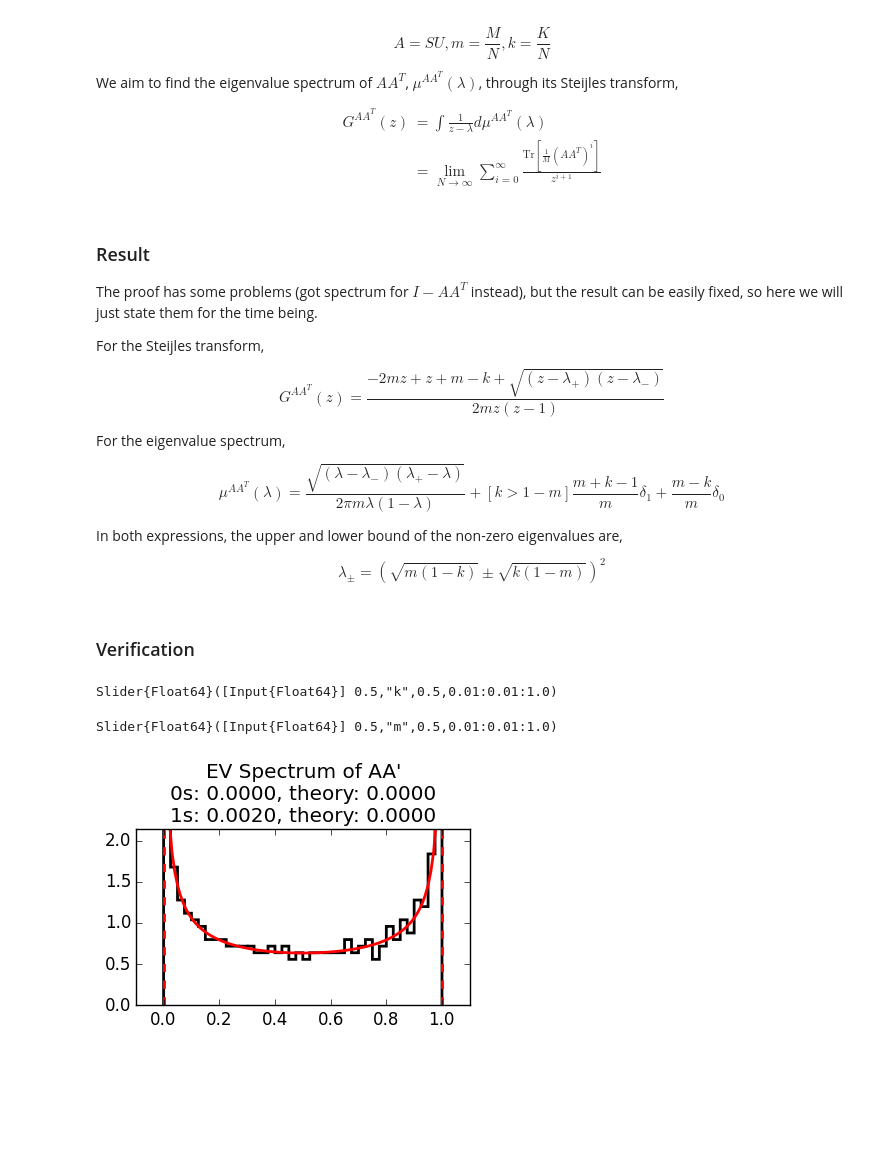
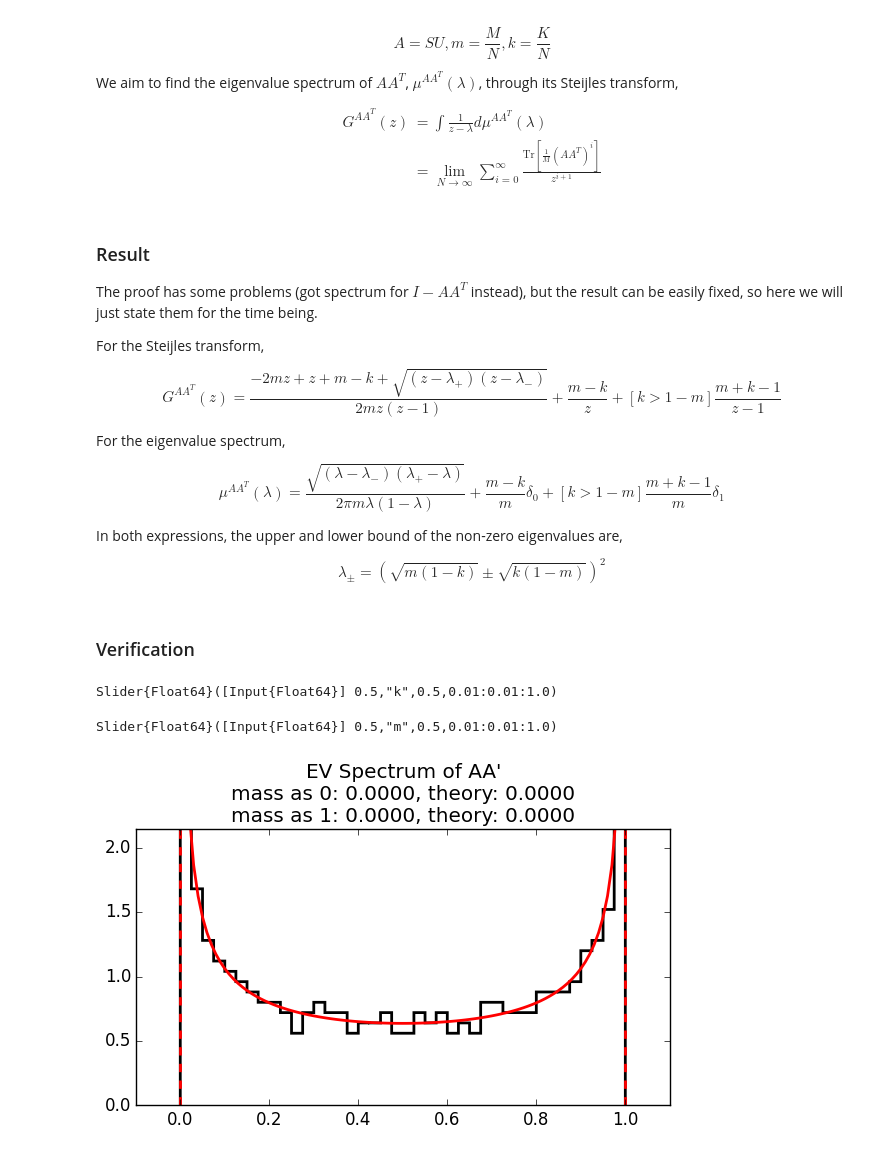
Before and after one commit to ganguli-lab/single-trial, a Jupyter notebook: notebooks/Analysis - Static Low-D Stim Decoding, Eigen Spectrum Proof.ipynb, the cells around one changed output. Saved outputs shown, nothing was run; the diff lists cells and outputs as text; code cells hidden in the pictures; blank space fills up the shorter version.

```diff
--- a/notebooks/Analysis - Static Low-D Stim Decoding, Eigen Spectrum Proof.ipynb
+++ b/notebooks/Analysis - Static Low-D Stim Decoding, Eigen Spectrum Proof.ipynb
@@ -34,13 +34,13 @@ The proof has some problems (got spectrum for $I - AA^T$ instead), but the resul
 For the Steijles transform,
 
 $$
-G^{AA^T}(z) = \frac{-2mz + z + m - k + \sqrt{(z - \lambda_+)(z - \lambda_-)}}{2mz(z-1)}
+G^{AA^T}(z) = \frac{-2mz + z + m - k + \sqrt{(z - \lambda_+)(z - \lambda_-)}}{2mz(z-1)} + \frac{m - k}{z} + \left[k > 1 - m\right]\frac{m + k - 1}{z - 1}
 $$
 
 For the eigenvalue spectrum,
 
 $$
-\mu^{AA^T}(\lambda) = \frac{\sqrt{(\lambda - \lambda_-)(\lambda_+ - \lambda)}}{2\pi m \lambda (1 - \lambda)} + \left[k > 1 - m\right]\frac{m + k - 1}{m}\delta_1 + \frac{m - k}{m}\delta_0
+\mu^{AA^T}(\lambda) = \frac{\sqrt{(\lambda - \lambda_-)(\lambda_+ - \lambda)}}{2\pi m \lambda (1 - \lambda)} + \frac{m - k}{m}\delta_0 + \left[k > 1 - m\right]\frac{m + k - 1}{m}\delta_1
 $$
 
 In both expressions, the upper and lower bound of the non-zero eigenvalues are,
@@ -53,38 +53,38 @@ $$
 # %%
 using PyPlot, Interact
 
-f = figure(figsize=(4, 3))
+f = figure(figsize=(6, 4))
 N = 1000
 delta = sqrt(eps(Float64))
 @manipulate for k = 0.01:0.01:1, m = 0.01:0.01:1
     if k <= m
         K, M = int(k * N), int(m * N)
         U = qr(randn(N, K))[1]
         S = eye(N)[randperm(N)[1:M], :]
         es = abs(eig(S * U * U' * S')[1])
 
         withfig(f) do
             lp, lm = (sqrt(k * (1 - m)) + sqrt(m * (1 - k)))^2, (sqrt(k * (1 - m)) - sqrt(m * (1 - k)))^2
             ls = linspace(lm, lp, 101)
             rho(l) = sqrt((l - lm) * (lp - l)) / 2 / pi / m / l / (1 - l)
             rhos = map(rho, ls)
 
             plt.hist(es, normed=true, histtype="step", bins=40, linewidth=2, color="k")
             plot(ls, rhos, linewidth=2, color="r")
             axvline(lp, linestyle="--", linewidth=2, color="r")
             axvline(lm, linestyle="--", linewidth=2, color="r")
             xlim([-0.1, 1.1]); ylim([0, maximum(sqrt(rhos)) * 1.2])
 
             zm, zm_theory = @sprintf("%.4f", sum(es .< delta) / M), @sprintf("%.4f", (m - k) / m)
             om, om_theory = @sprintf("%.4f", sum(es .> 1 - delta) / M), @sprintf("%.4f", 1 - m < k ? (m + k - 1) / m : 0)
-            title("EV Spectrum of AA'\n0s: $zm, theory: $zm_theory\n1s: $om, theory: $om_theory")
+            title("EV Spectrum of AA'\nmass as 0: $zm, theory: $zm_theory\nmass as 1: $om, theory: $om_theory")
 
             tight_layout()
         end
 
     end
 end
 # %% [output]
 Slider{Float64}([Input{Float64}] 0.5,"k",0.5,0.01:0.01:1.0)
 Slider{Float64}([Input{Float64}] 0.5,"m",0.5,0.01:0.01:1.0)
-[figure, old version]
+[figure, new version]
```
